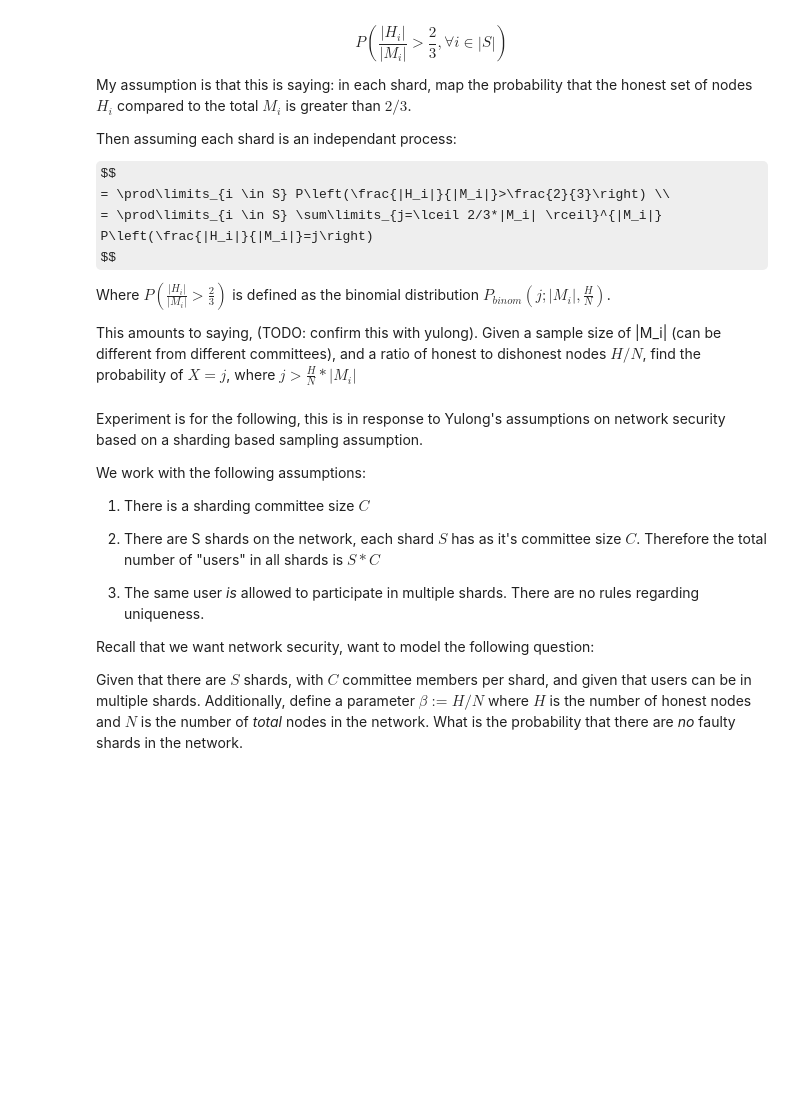
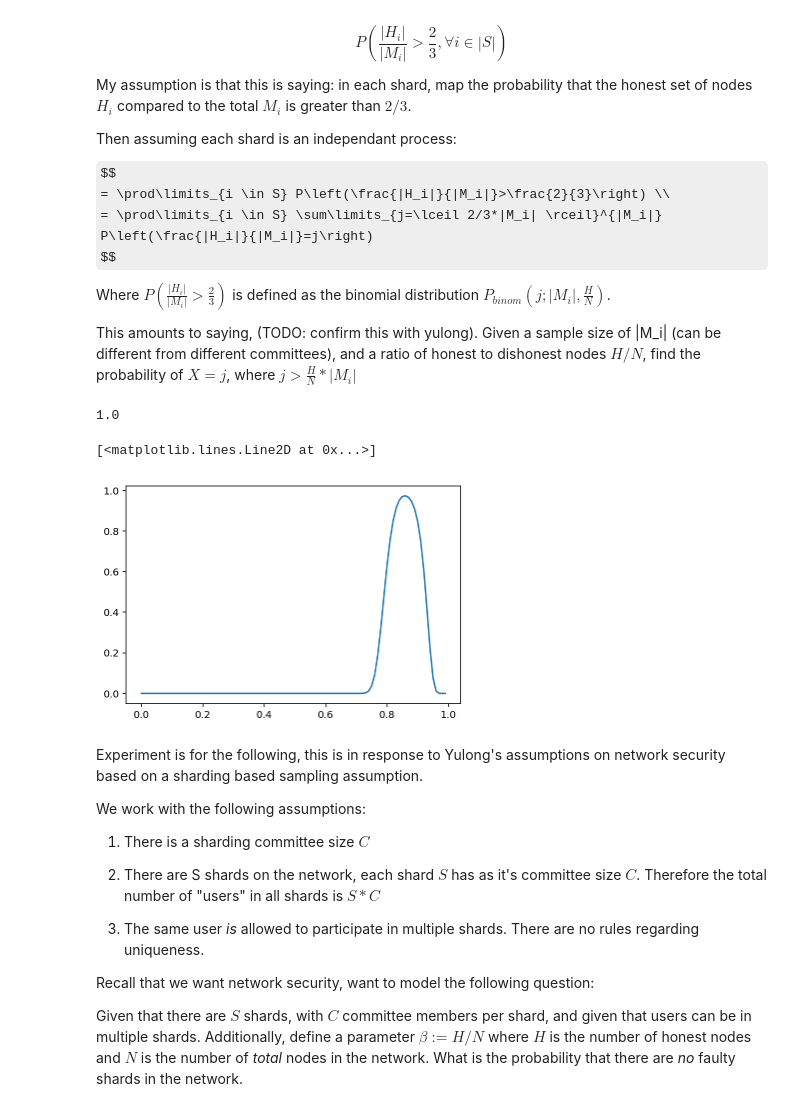
Before and after one commit to qoire/Notes, a Jupyter notebook: Network Security Sharding.ipynb, the cells around one changed output. Drawn from its saved outputs; the diff is of its cells as text; code cells hidden in the pictures; some formulas as TeX source; blank space fills up the shorter version.

```diff
--- a/Network Security Sharding.ipynb
+++ b/Network Security Sharding.ipynb
@@ -41,6 +41,27 @@ $$
 Where $P\left(\frac{|H_i|}{|M_i|}>\frac{2}{3}\right)$ is defined as the binomial distribution $P_{binom}\left(j; |M_i|, \frac{H}{N}\right)$.
 
 This amounts to saying, (TODO: confirm this with yulong). Given a sample size of |M_i| (can be different from different committees), and a ratio of honest to dishonest nodes $H/N$, find the probability of $X=j$, where $j > \frac{H}{N}*|M_i|$
+# %%
+# some math
+N = 2000
+S = 32
+M = 50
+beta = 2/3
+
+print(binom.pmf(50, M, 1))
+
+i_list = np.arange(0, 1, 0.01)
+j = np.arange(math.ceil((2/3)*M), M, 1)
+val = []
+for a in i_list:
+    s_i = sum(binom.pmf(j, M, a))
+    val.append(s_i ** S)
+
+plt.plot(i_list, val)
+# %% [output]
+1.0
+[<matplotlib.lines.Line2D at 0x...>]
+[figure, added]
 # %% [markdown]
 Experiment is for the following, this is in response to Yulong's assumptions on network security based on a sharding based sampling assumption.
 
```
Also changed, not shown: parts of 1 cell of this notebook.
